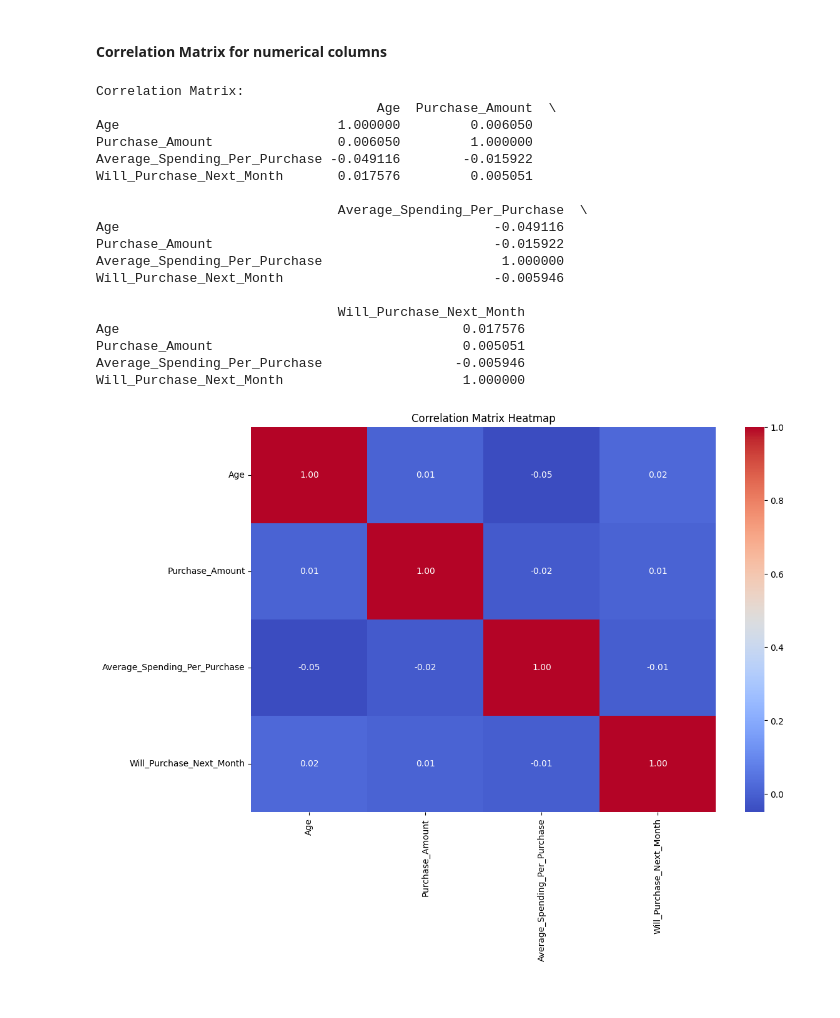
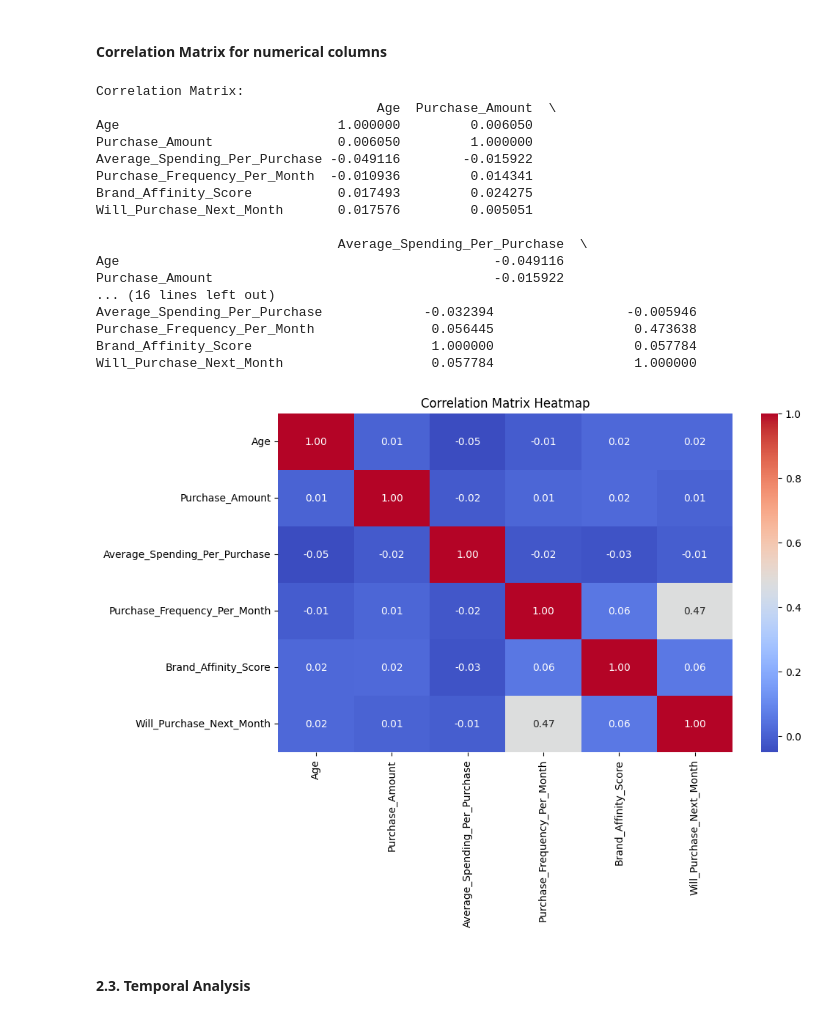
Before and after one commit to its-hasaan/Imtiaz-Mart-Customer-Behavior-Analysis-Predictive-Modeling, a Jupyter notebook: Projectfile.ipynb, the cells around one changed output. Saved outputs shown, nothing was run; the diff lists cells and outputs as text; code cells hidden in the pictures.

```diff
--- a/Projectfile.ipynb
+++ b/Projectfile.ipynb
@@ -78,20 +78,16 @@ for column in categorical_columns:
     df[column].fillna(df[column].mode()[0], inplace=True)
 
 # Convert columns to numeric
-columns_to_convert = ['Age', 'Purchase_Amount', 'Average_Spending_Per_Purchase']
+columns_to_convert = ['Age', 'Purchase_Amount', 'Average_Spending_Per_Purchase','Purchase_Frequency_Per_Month','Brand_Affinity_Score']
 for column in columns_to_convert:
     df[column] = pd.to_numeric(df[column], errors='coerce')
 # errors='coerce' converts any invalid parsing (non-numeric values) to NaN
-
+fill_with_mean = ['Age', 'Purchase_Amount', 'Average_Spending_Per_Purchase']
 numeric_cols = df.select_dtypes(include=['float64', 'int64']).columns
 # Fill numerical columns' null values with mean
-for column in columns_to_convert:
+for column in fill_with_mean:
     df[column].fillna(df[column].mean(), inplace=True)
     print(df[column].mean())
-
-numeric_cols = ['Age', 'Purchase_Amount', 'Average_Spending_Per_Purchase', 'Purchase_Frequency_Per_Month', 'Brand_Affinity_Score']
-for column in columns_to_convert:
-    df[column] = pd.to_numeric(df[column], errors='coerce')
 # %% [output]
 Customer_ID                      32
 Age                              33
@@ -337,32 +429,33 @@ plt.show()
 # %%
 corr_matrix = df[numeric_cols].corr()
 
 # Display the correlation matrix
 print("Correlation Matrix:")
 print(corr_matrix)
 
 # Visualize the correlation matrix using a heatmap
-plt.figure(figsize=(12, 8))
+plt.figure(figsize=(10, 6))
 sns.heatmap(corr_matrix, annot=True, cmap='coolwarm', fmt='.2f')
 plt.title('Correlation Matrix Heatmap')
 plt.show()
 # %% [output]
 Correlation Matrix:
                                     Age  Purchase_Amount  \
 Age                            1.000000         0.006050
 Purchase_Amount                0.006050         1.000000
 Average_Spending_Per_Purchase -0.049116        -0.015922
+Purchase_Frequency_Per_Month  -0.010936         0.014341
+Brand_Affinity_Score           0.017493         0.024275
 Will_Purchase_Next_Month       0.017576         0.005051
 
                                Average_Spending_Per_Purchase  \
 Age                                                -0.049116
 Purchase_Amount                                    -0.015922
-Average_Spending_Per_Purchase                       1.000000
-Will_Purchase_Next_Month                           -0.005946
-
-                               Will_Purchase_Next_Month
-Age                                            0.017576
-Purchase_Amount                                0.005051
-Average_Spending_Per_Purchase                 -0.005946
-Will_Purchase_Next_Month                       1.000000
+... (16 lines left out)
+Average_Spending_Per_Purchase             -0.032394                 -0.005946
+Purchase_Frequency_Per_Month               0.056445                  0.473638
+Brand_Affinity_Score                       1.000000                  0.057784
+Will_Purchase_Next_Month                   0.057784                  1.000000
-[figure, old version]
+[figure, new version]
+# %% [markdown]
+#### 2.3. Temporal Analysis
```
Also changed, not shown: parts of 12 cells of this notebook.
